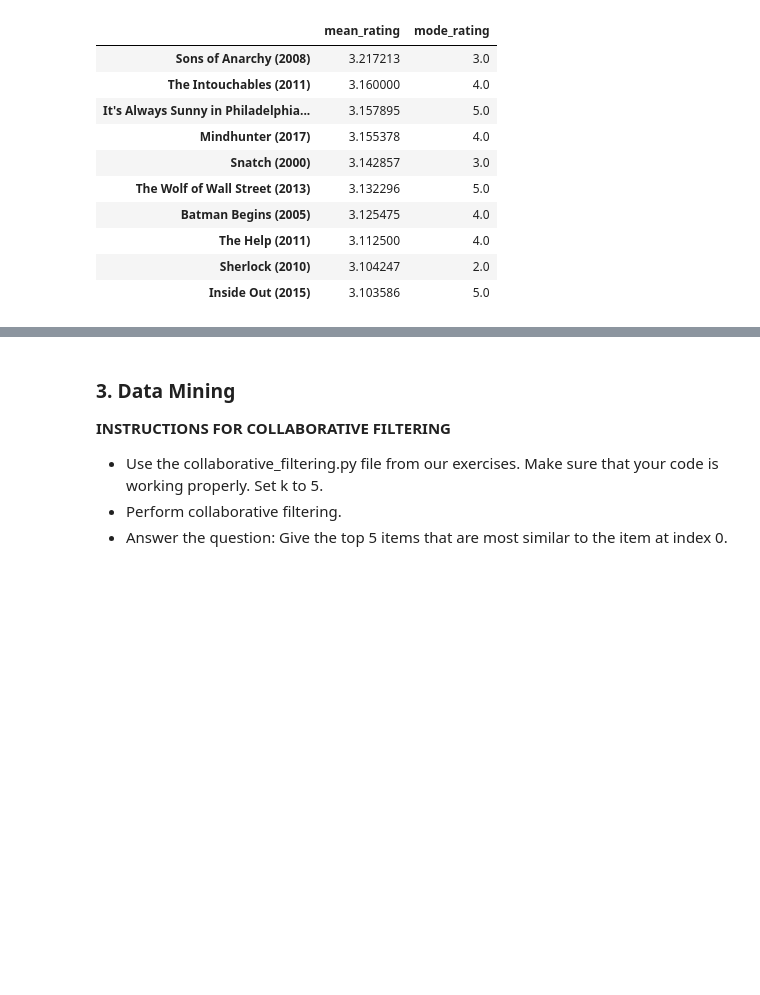
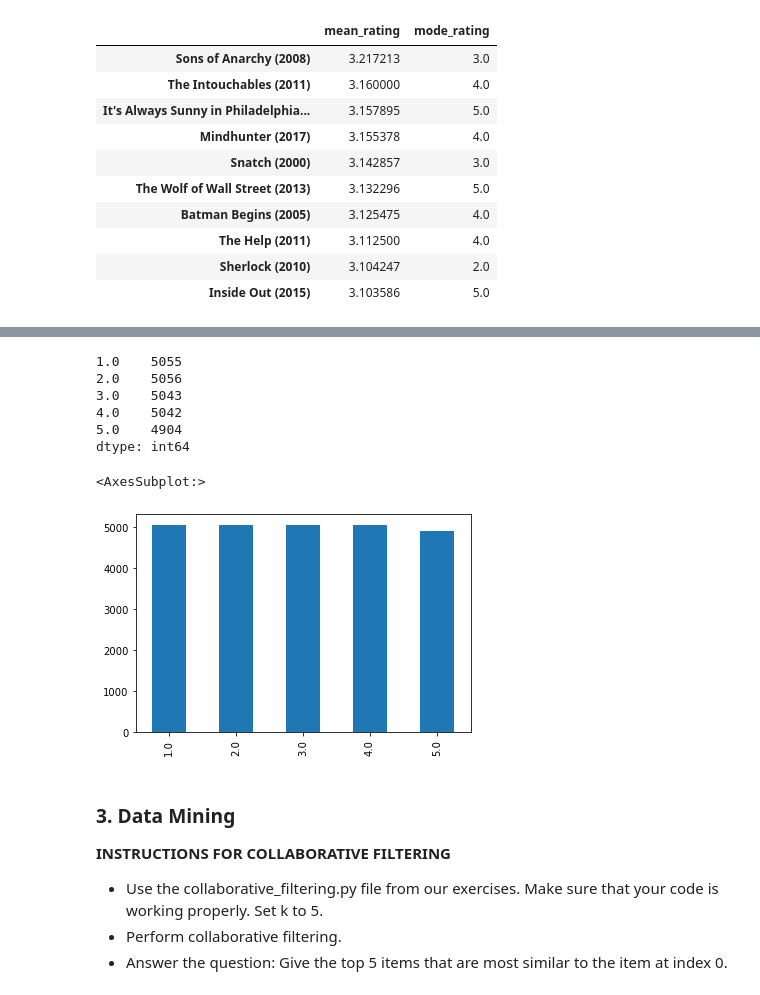
Before and after one commit to jm55/CSMODEL, a Jupyter notebook: Project 2/CSMODEL - Movies_Collab Project.ipynb, the cells around one changed output, grey strips where cells are left out. Drawn from its saved outputs; the diff is of its cells as text; code cells hidden in the pictures; blank space fills up the shorter version.

```diff
--- a/Project 2/CSMODEL - Movies_Collab Project.ipynb
+++ b/Project 2/CSMODEL - Movies_Collab Project.ipynb
@@ -149,0 +153,3 @@ vis_df.iloc[0:10]
+# %%
+eda2_df = main_df.loc[:, '0':'299']
+eda2_df
@@ -150,3 +180,18 @@ vis_df.iloc[0:10]
+# %%
+rating_frequencies = eda2_df.apply(pd.value_counts).sum(axis=1)
+rating_frequencies
+# %% [output]
+1.0    5055
+2.0    5056
+3.0    5043
+4.0    5042
+5.0    4904
+dtype: int64
+# %%
+rating_frequencies.plot.bar()
+# %% [output]
+<AxesSubplot:>
+[figure, added]
 # %% [markdown]
 ### 3. Data Mining
 
```
Also changed, not shown: parts of 10 cells of this notebook.
